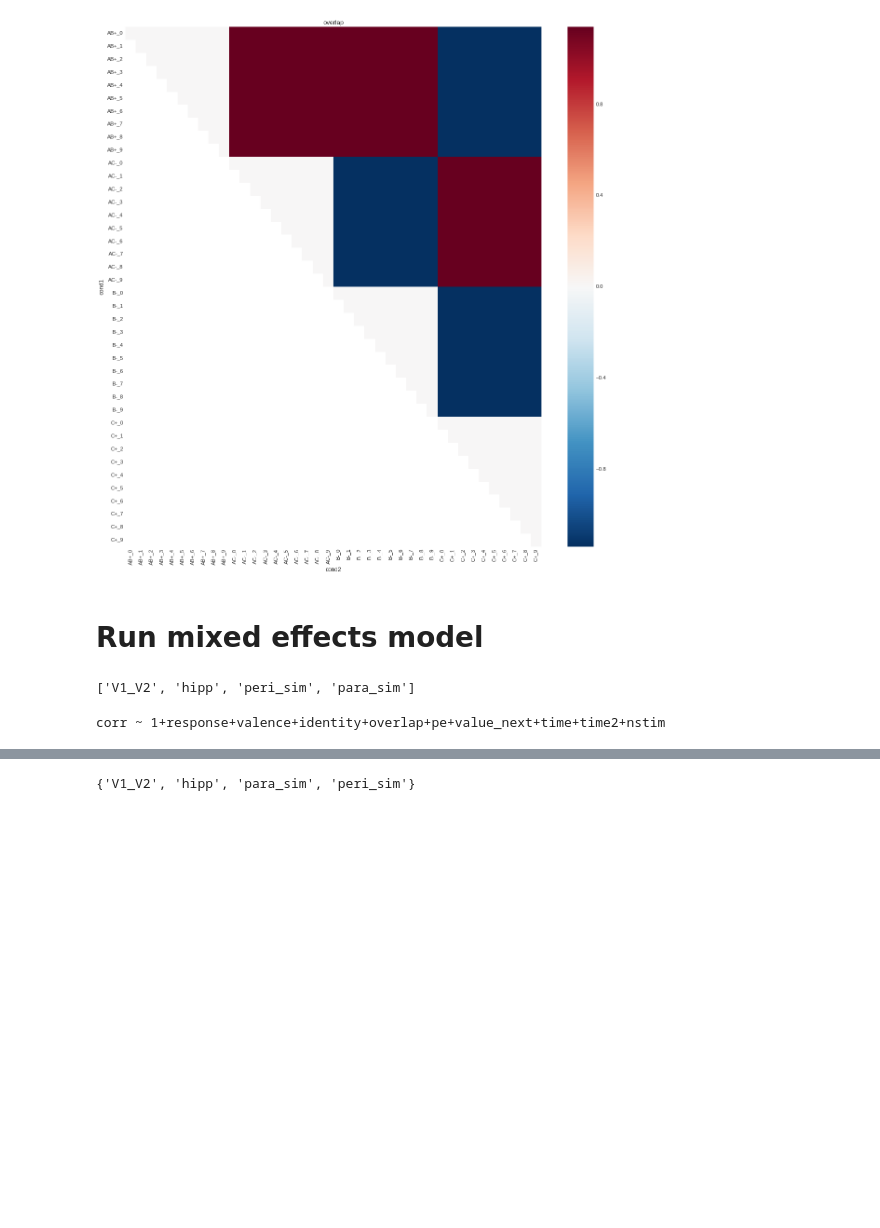
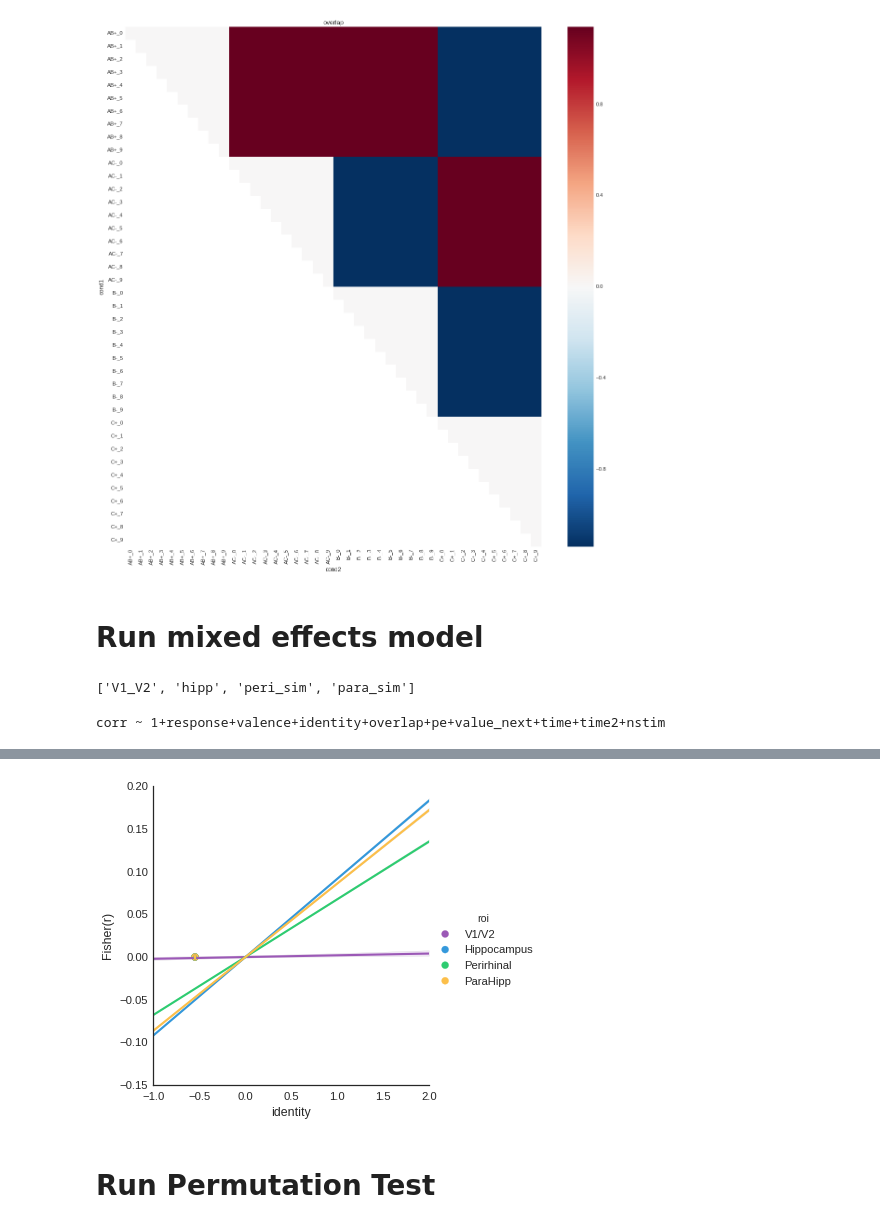
Before and after one commit to iancballard/fd_fmri, a Jupyter notebook: RSA_analysis.ipynb, the cells around one changed output, grey strips where cells are left out. Cells and saved outputs as stored; diff of their text form; code cells hidden in the pictures; blank space fills up the shorter version.

Commit message:
working version with permutation test

```diff
--- a/RSA_analysis.ipynb
+++ b/RSA_analysis.ipynb
@@ -337,4 +367,29 @@ corr ~ 1+response+valence+identity+overlap+pe+value_next+time+time2+nstim
+# %%
+#project out nuisance variables
+model = model.set_index(['mask','sub'])
+for row in set(model.index):
+
+    df = model.loc[row]
+
+    model_str = 'corr ~ 1 + response + valence + time + time2 + overlap + pe + value_next'
+    fit = ols(model_str,df).fit()
+    model.loc[row,'resid'] = fit.resid.values
+model = model.reset_index()
+
+
+sns.lmplot(y = 'resid',x= 'identity',
+           x_bins = 2,
+           x_jitter = .3,
+           palette = flatui,
+           hue = 'roi', data = model)
+plt.ylabel('Fisher(r)')
+
+plt.savefig('/home/iballard/Dropbox/fd/figs/paper/data_identity.png',
+            dpi = 300,
+           bbox_inches = 'tight')
+# %% [output]
+[figure, added]
+# %% [markdown]
+# Run Permutation Test
 # %%
-set(model['mask'])
+model = model.set_index(['mask','sub'])
-# %% [output]
-{'V1_V2', 'hipp', 'para_sim', 'peri_sim'}
```
Also changed, not shown: parts of 23 cells of this notebook.
